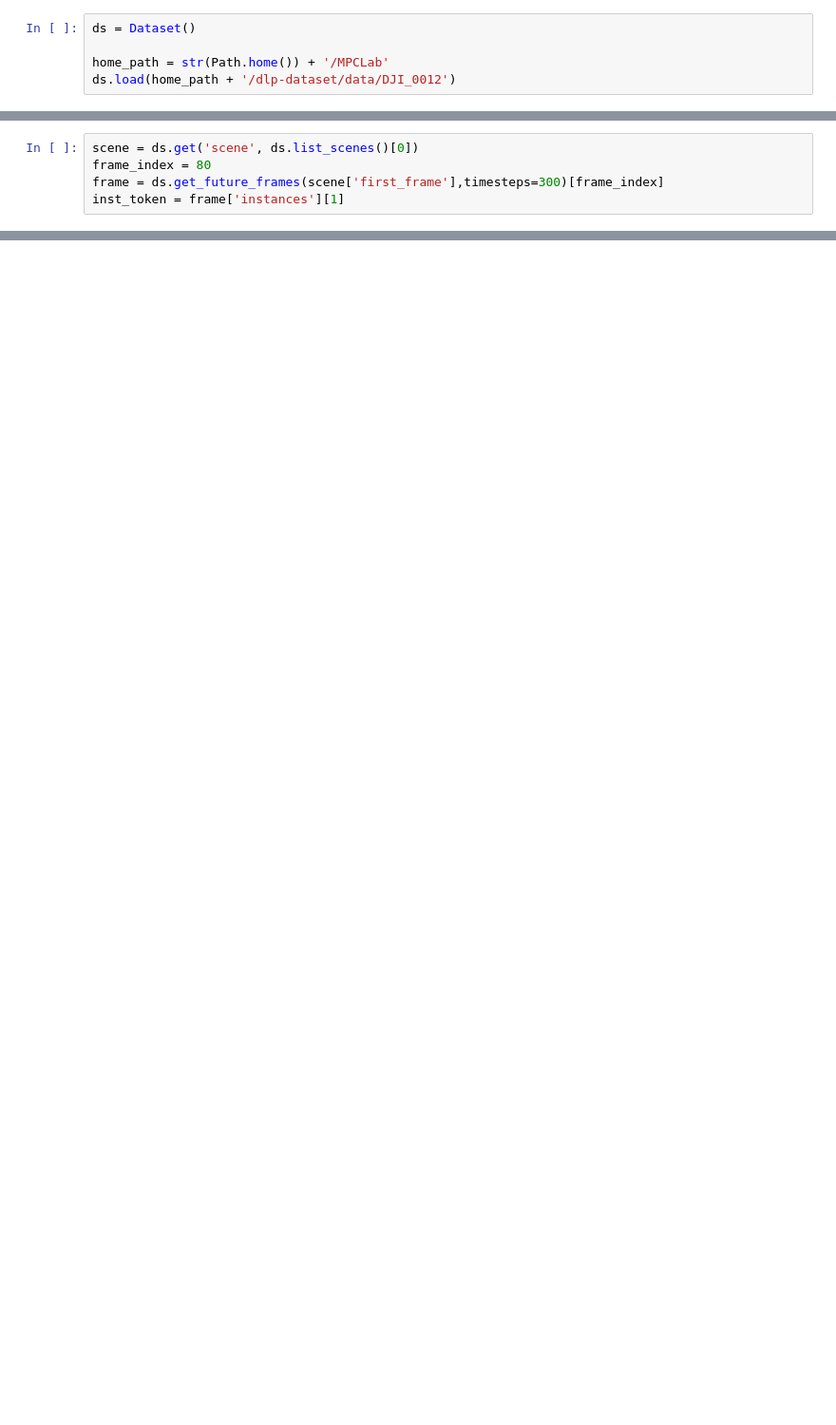
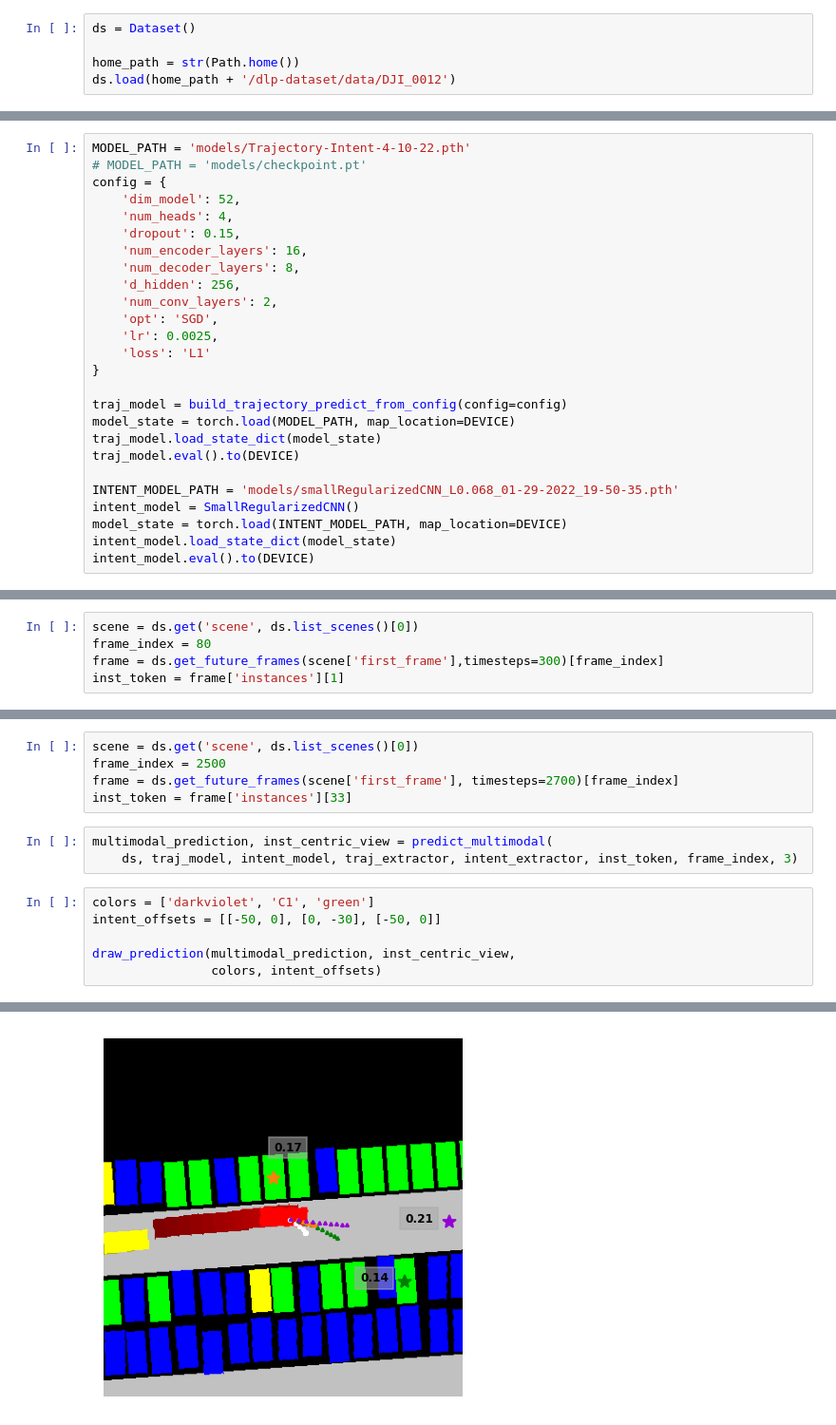
Before and after one commit to XuShenLZ/ParkSim, a Jupyter notebook: python/parksim/trajectory_predict/intent_transformer/testing_multimodal.ipynb, the cells around one changed output, grey strips where cells are left out. Shown at 95% size. Saved outputs shown, nothing was run; the diff lists cells and outputs as text; blank space fills up the shorter version.

```diff
--- a/python/parksim/trajectory_predict/intent_transformer/testing_multimodal.ipynb
+++ b/python/parksim/trajectory_predict/intent_transformer/testing_multimodal.ipynb
@@ -11,5 +22,5 @@ DEVICE = "cuda" if torch.cuda.is_available() else "cpu"
 # %%
 ds = Dataset()
 
-home_path = str(Path.home()) + '/MPCLab'
+home_path = str(Path.home())
 ds.load(home_path + '/dlp-dataset/data/DJI_0012')
@@ -21,0 +27,26 @@ print()
+# %%
+MODEL_PATH = 'models/Trajectory-Intent-4-10-22.pth'
+# MODEL_PATH = 'models/checkpoint.pt'
+config = {
+    'dim_model': 52,
+    'num_heads': 4,
+    'dropout': 0.15,
+    'num_encoder_layers': 16,
+    'num_decoder_layers': 8,
+    'd_hidden': 256,
+    'num_conv_layers': 2,
+    'opt': 'SGD',
+    'lr': 0.0025,
+    'loss': 'L1'
+}
+
+traj_model = build_trajectory_predict_from_config(config=config)
+model_state = torch.load(MODEL_PATH, map_location=DEVICE)
+traj_model.load_state_dict(model_state)
+traj_model.eval().to(DEVICE)
+
+INTENT_MODEL_PATH = 'models/smallRegularizedCNN_L0.068_01-29-2022_19-50-35.pth'
+intent_model = SmallRegularizedCNN()
+model_state = torch.load(INTENT_MODEL_PATH, map_location=DEVICE)
+intent_model.load_state_dict(model_state)
+intent_model.eval().to(DEVICE)
@@ -33,0 +133,15 @@ ValueError: not enough values to unpack (expected 3, got 2)
+# %%
+scene = ds.get('scene', ds.list_scenes()[0])
+frame_index = 2500
+frame = ds.get_future_frames(scene['first_frame'], timesteps=2700)[frame_index]
+inst_token = frame['instances'][33]
+# %%
+multimodal_prediction, inst_centric_view = predict_multimodal(
+    ds, traj_model, intent_model, traj_extractor, intent_extractor, inst_token, frame_index, 3)
+# %%
+colors = ['darkviolet', 'C1', 'green']
+intent_offsets = [[-50, 0], [0, -30], [-50, 0]]
+
+draw_prediction(multimodal_prediction, inst_centric_view,
+                colors, intent_offsets)
+# %% [output]
@@ -33,0 +151 @@ ValueError: not enough values to unpack (expected 3, got 2)
+[figure, added]
```
Also changed, not shown: parts of 33 cells of this notebook, 2 other files.
